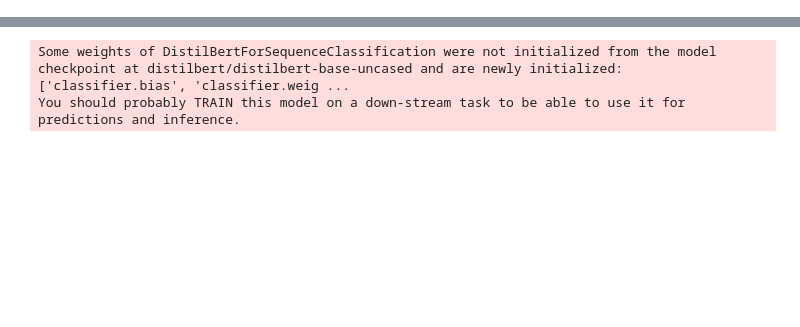
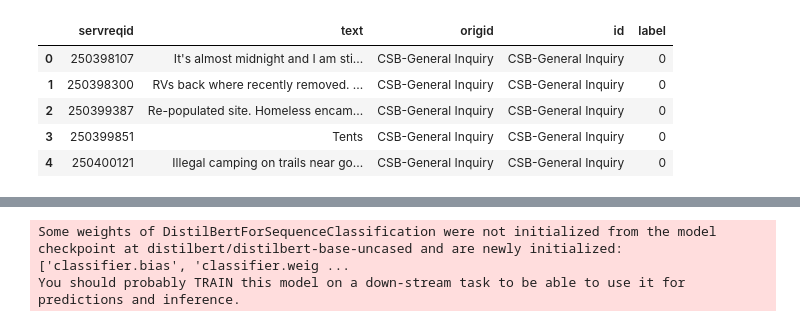
Before and after one commit to mjbeattie/seattle-service-requests, a Jupyter notebook: findit_fixit_classification.ipynb, the cells around one changed output, grey strips where cells are left out. Saved outputs shown, nothing was run; the diff lists cells and outputs as text; code cells hidden in the pictures; blank space fills up the shorter version.

```diff
--- a/findit_fixit_classification.ipynb
+++ b/findit_fixit_classification.ipynb
@@ -35,12 +60,4 @@ os.getcwd()
 # %%
-# Read in FindIt_FixIt data and transform appropriately
-import pandas as pd
-
-# Specify the path to your CSV files
-file_path = 'drive/MyDrive/FindItFixIt/'
-labelledf = 'after_unauthorized_encampment.csv'
-unlabelledf = 'before_unauthorized_encampment.csv'
-
 # Read the labelled CSV file into a Pandas DataFrame
 df = pd.read_csv(file_path + labelledf)
 df = df.loc[:, ['Service Request ID', 'alldetails', 'Service Request Type']]
@@ -50,17 +67,21 @@ df.dropna(inplace=True)
 column_mapping = {
     'Service Request ID': 'servreqid',
     'alldetails': 'text',
-    'Service Request Type': 'label'
+    'Service Request Type': 'origid'
 }
 df.rename(columns=column_mapping, inplace=True)
 
 # Set the data types explicitly
 dtypes = {'servreqid': str,
           'text': str,
-          'label': }
+          'origid': str}
 
 df = df.astype(dtypes)
 
+# Remove the SDOT vs SPD distinction for Abandoned Vehicle requests types
+df['id'] = df['origid']
+df['id'] = df['id'].replace(['SDOT-Abandoned Vehicle', 'SPD-Abandoned Vehicle'], 'Abandoned Vehicle')
+
 # Display the first few rows of the DataFrame
 print(df.head())
 # %% [output]
@@ -130,3 +101,55 @@ df.head()
+# %%
+# Map IDs to labels and add the IDs to the dataframe
+label2id = {
+    'CSB-General Inquiry': 0,
+    'FAS-CPD-Business Public Health Complaint': 1,
+    'FAS-SAS-Dead Animal': 2,
+    'SCL-Streetlight Report': 3,
+    'Abandoned Vehicle': 4,
+    'SDOT-Pothole': 5,
+    'SDOT-Shared Micromobility': 6,
+    'SDOT-Sign and Signal Maintenance': 7,
+    'SEA-Overgrown Vegetation': 8,
+    'SEA-Unauthorized Encampment': 9,
+    'SPD-Parking Enforcement': 10,
+    'SPR-Maintenance': 11,
+    'SPU-Clogged Drains': 12,
+    'SPU-Graffiti Report': 13,
+    'SPU-Illegal Dumping Report': 14,
+    'SPU-Public Litter Cans': 15
+}
+
+id2label = {
+    0: 'CSB-General Inquiry',
+    1: 'FAS-CPD-Business Public Health Complaint',
+    2: 'FAS-SAS-Dead Animal',
+    3: 'SCL-Streetlight Report',
+    4: 'Abandoned Vehicle',
+    5: 'SDOT-Pothole',
+    6: 'SDOT-Shared Micromobility',
+    7: 'SDOT-Sign and Signal Maintenance',
+    8: 'SEA-Overgrown Vegetation',
+    9: 'SEA-Unauthorized Encampment',
+    10: 'SPD-Parking Enforcement',
+    11: 'SPR-Maintenance',
+    12: 'SPU-Clogged Drains',
+    13: 'SPU-Graffiti Report',
+    14: 'SPU-Illegal Dumping Report',
+    15: 'SPU-Public Litter Cans'
+}
+
+label2iddf = pd.DataFrame(label2id.items(), columns=['id', 'label'])
+
+df = pd.merge(df, label2iddf, on='id', how='inner')
+
+df.head()
+# %% [output]
+|  | servreqid | text | origid | id | label |
+| 0 | 250398107 | It's almost midnight and I am sti... | CSB-General Inquiry | CSB-General Inquiry | 0 |
+| 1 | 250398300 | RVs back where recently removed. ... | CSB-General Inquiry | CSB-General Inquiry | 0 |
+| 2 | 250399387 | Re-populated site. Homeless encam... | CSB-General Inquiry | CSB-General Inquiry | 0 |
+| 3 | 250399851 | Tents | CSB-General Inquiry | CSB-General Inquiry | 0 |
+| 4 | 250400121 | Illegal camping on trails near go... | CSB-General Inquiry | CSB-General Inquiry | 0 |
 # %%
 # Define file save names
 trainsavef = 'labelled_train.csv'
```
Also changed, not shown: parts of 27 cells of this notebook, 5 other files.
